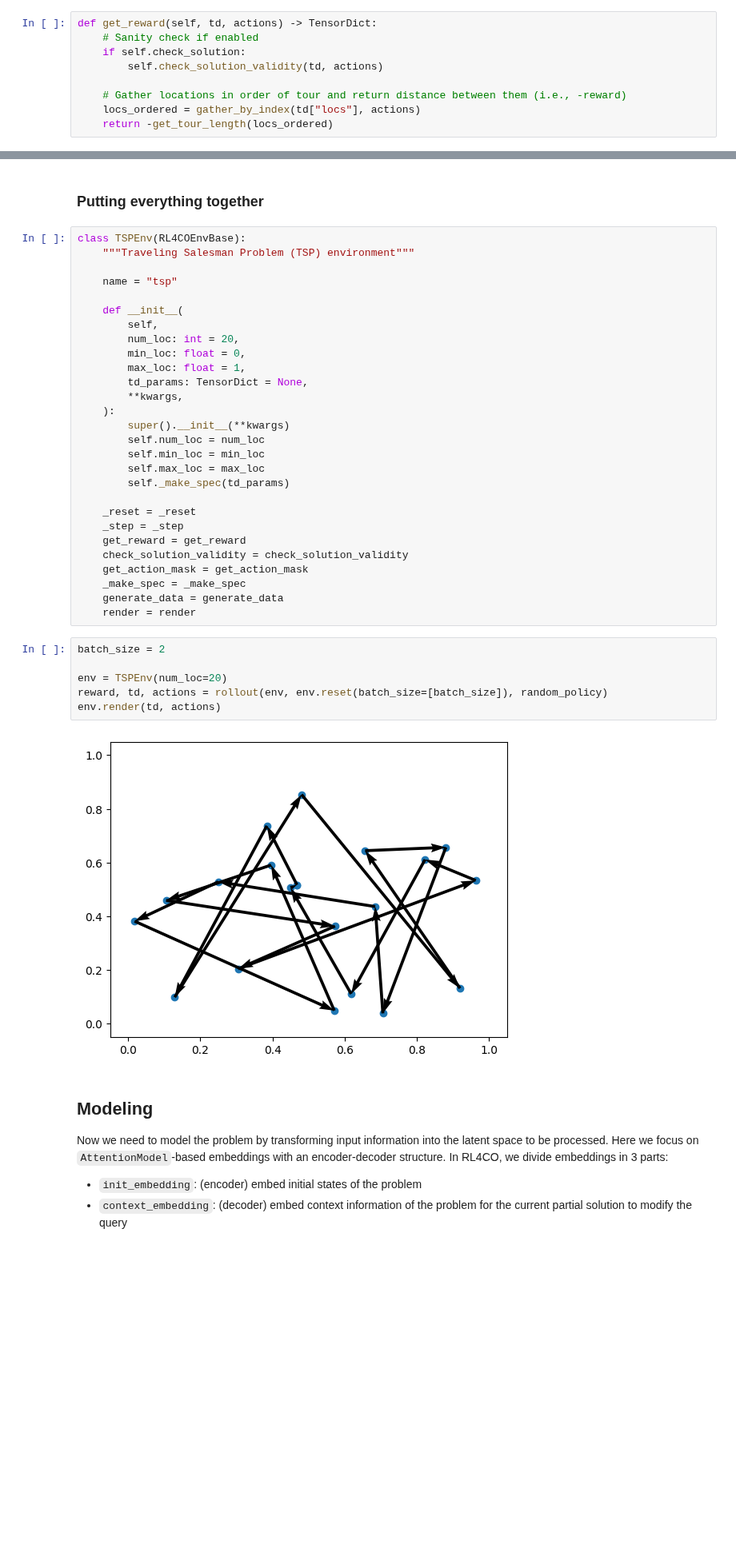
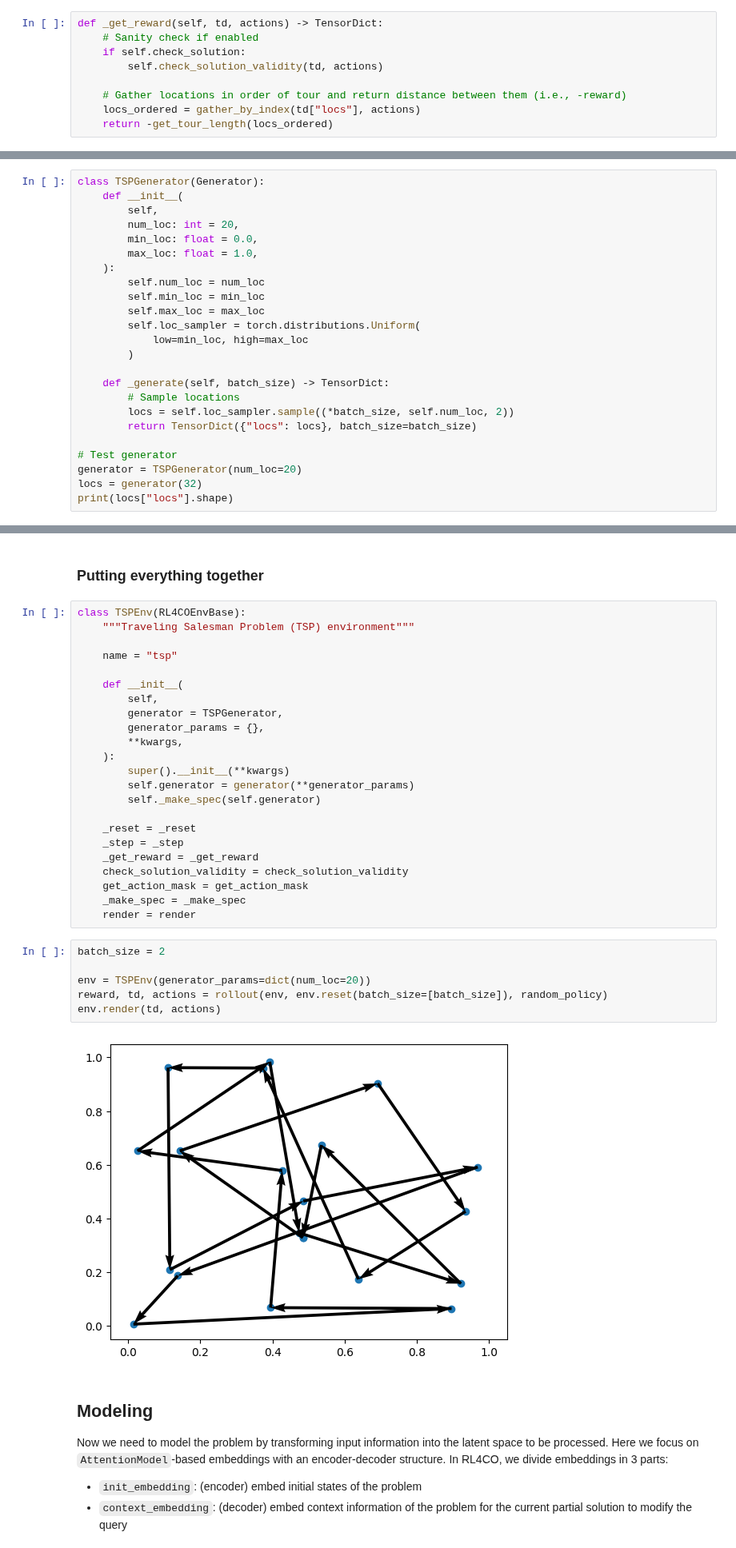
Before and after one commit to ai4co/rl4co, a Jupyter notebook: examples/3-creating-new-env-model.ipynb, the cells around one changed output, grey strips where cells are left out. Shown at 80% size. Drawn from its saved outputs; the diff is of its cells as text; blank space fills up the shorter version.

Commit message:
[Doc] add support for  new generator_params arguments

```diff
--- a/examples/3-creating-new-env-model.ipynb
+++ b/examples/3-creating-new-env-model.ipynb
@@ -148,5 +148,5 @@ The `get_reward` function is used to evaluate the reward given the solution (act
 # %%
-def get_reward(self, td, actions) -> TensorDict:
+def _get_reward(self, td, actions) -> TensorDict:
     # Sanity check if enabled
     if self.check_solution:
         self.check_solution_validity(td, actions)
@@ -212,0 +204,24 @@ def generate_data(self, batch_size) -> TensorDict:
+# %%
+class TSPGenerator(Generator):
+    def __init__(
+        self,
+        num_loc: int = 20,
+        min_loc: float = 0.0,
+        max_loc: float = 1.0,
+    ):
+        self.num_loc = num_loc
+        self.min_loc = min_loc
+        self.max_loc = max_loc
+        self.loc_sampler = torch.distributions.Uniform(
+            low=min_loc, high=max_loc
+        )
+
+    def _generate(self, batch_size) -> TensorDict:
+        # Sample locations
+        locs = self.loc_sampler.sample((*batch_size, self.num_loc, 2))
+        return TensorDict({"locs": locs}, batch_size=batch_size)
+
+# Test generator
+generator = TSPGenerator(num_loc=20)
+locs = generator(32)
+print(locs["locs"].shape)
@@ -267,34 +284,29 @@ class TSPEnv(RL4COEnvBase):
 
     def __init__(
         self,
-        num_loc: int = 20,
-        min_loc: float = 0,
-        max_loc: float = 1,
-        td_params: TensorDict = None,
+        generator = TSPGenerator,
+        generator_params = {},
         **kwargs,
     ):
         super().__init__(**kwargs)
-        self.num_loc = num_loc
-        self.min_loc = min_loc
-        self.max_loc = max_loc
-        self._make_spec(td_params)
+        self.generator = generator(**generator_params)
+        self._make_spec(self.generator)
 
     _reset = _reset
     _step = _step
-    get_reward = get_reward
+    _get_reward = _get_reward
     check_solution_validity = check_solution_validity
     get_action_mask = get_action_mask
     _make_spec = _make_spec
-    generate_data = generate_data
     render = render
 # %%
 batch_size = 2
 
-env = TSPEnv(num_loc=20)
+env = TSPEnv(generator_params=dict(num_loc=20))
 reward, td, actions = rollout(env, env.reset(batch_size=[batch_size]), random_policy)
 env.render(td, actions)
 # %% [output]
-[figure, old version]
+[figure, new version]
 # %% [markdown]
 ## Modeling
 
```
Also changed, not shown: parts of 10 cells of this notebook, 39 other files.
